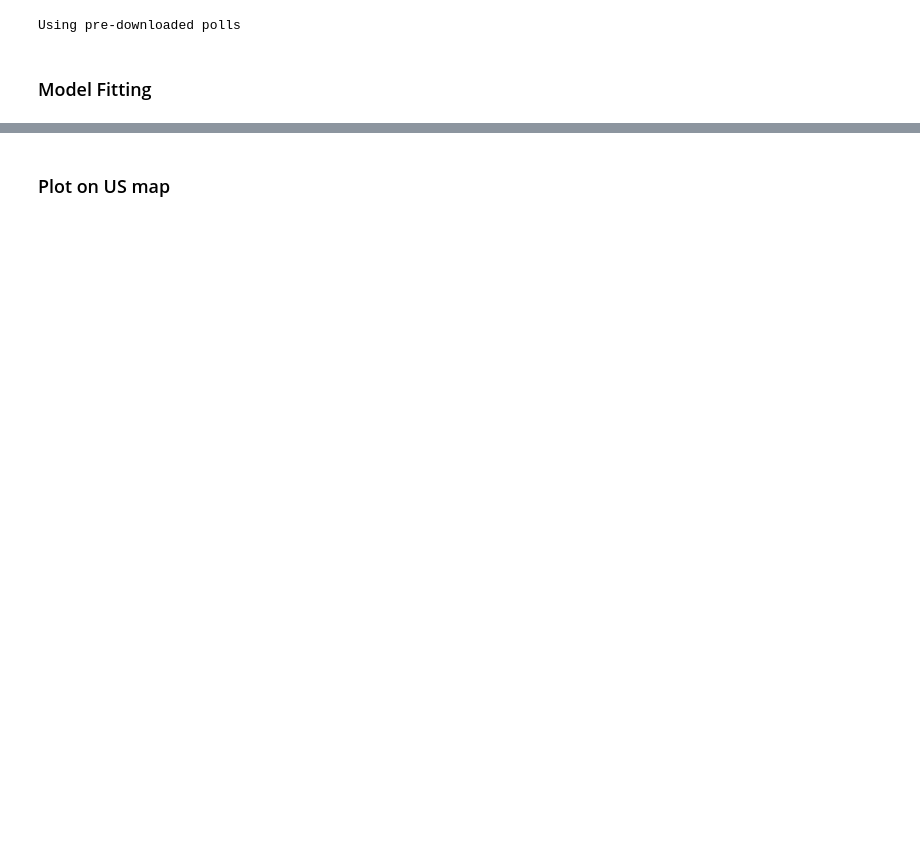
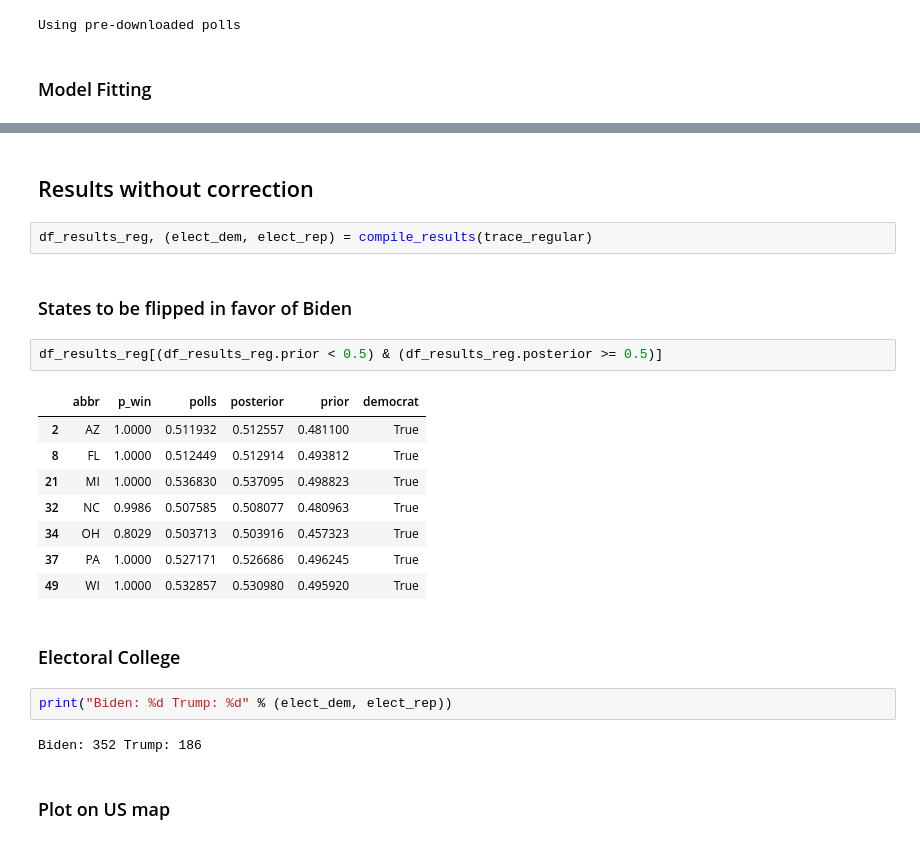
Before and after one commit to ratish-dalvi/election-forecasting, a Jupyter notebook: src/Election Forecast.ipynb, the cells around one changed output, grey strips where cells are left out. Saved outputs shown, nothing was run; the diff lists cells and outputs as text; blank space fills up the shorter version.

```diff
--- a/src/Election Forecast.ipynb
+++ b/src/Election Forecast.ipynb
@@ -105,2 +221,25 @@ state_df['value'] = 1 - state_df['value']
+# %% [markdown]
+## Results without correction
+# %%
+df_results_reg, (elect_dem, elect_rep) = compile_results(trace_regular)
+# %% [markdown]
+### States to be flipped in favor of Biden
+# %%
+df_results_reg[(df_results_reg.prior < 0.5) & (df_results_reg.posterior >= 0.5)]
+# %% [output]
+|  | abbr | p_win | polls | posterior | prior | democrat |
+| 2 | AZ | 1.0000 | 0.511932 | 0.512557 | 0.481100 | True |
+| 8 | FL | 1.0000 | 0.512449 | 0.512914 | 0.493812 | True |
+| 21 | MI | 1.0000 | 0.536830 | 0.537095 | 0.498823 | True |
+| 32 | NC | 0.9986 | 0.507585 | 0.508077 | 0.480963 | True |
+| 34 | OH | 0.8029 | 0.503713 | 0.503916 | 0.457323 | True |
+| 37 | PA | 1.0000 | 0.527171 | 0.526686 | 0.496245 | True |
+| 49 | WI | 1.0000 | 0.532857 | 0.530980 | 0.495920 | True |
+# %% [markdown]
+### Electoral College
+# %%
+print("Biden: %d Trump: %d" % (elect_dem, elect_rep))
+# %% [output]
+Biden: 352 Trump: 186
 # %% [markdown]
 ### Plot on US map
```
Also changed, not shown: parts of 25 cells of this notebook, 2 other files.
